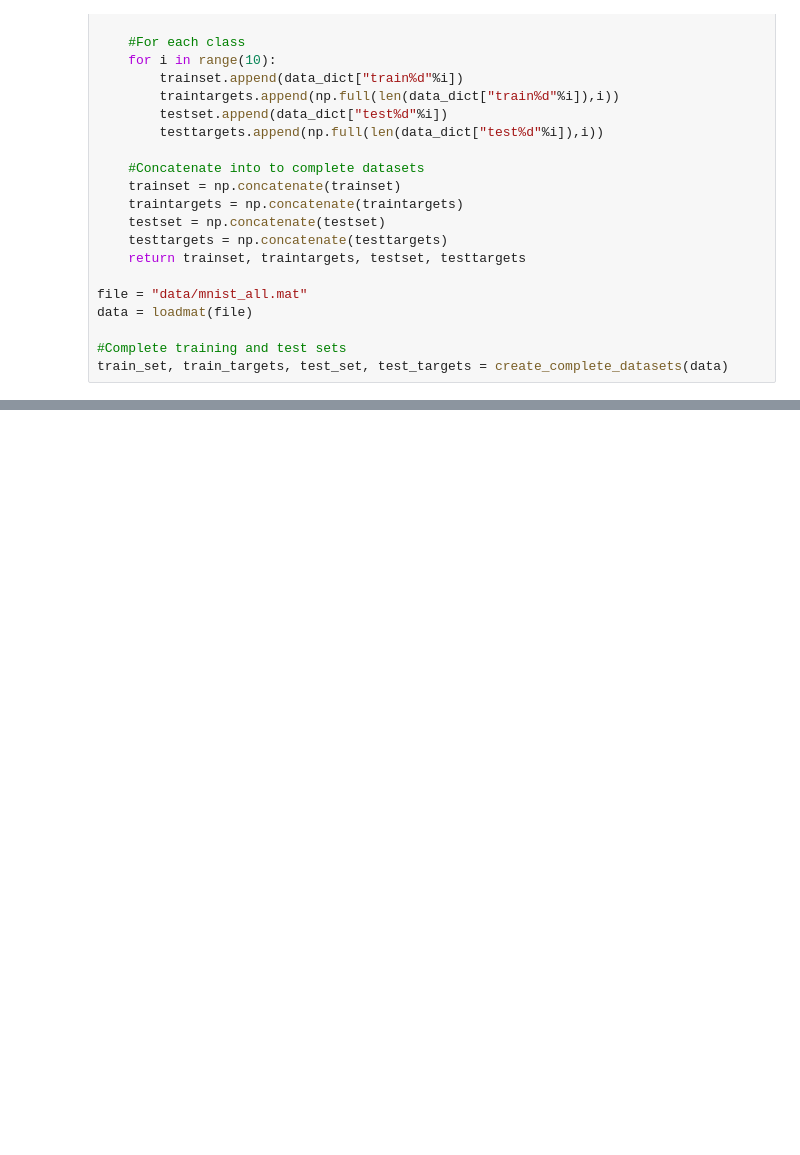
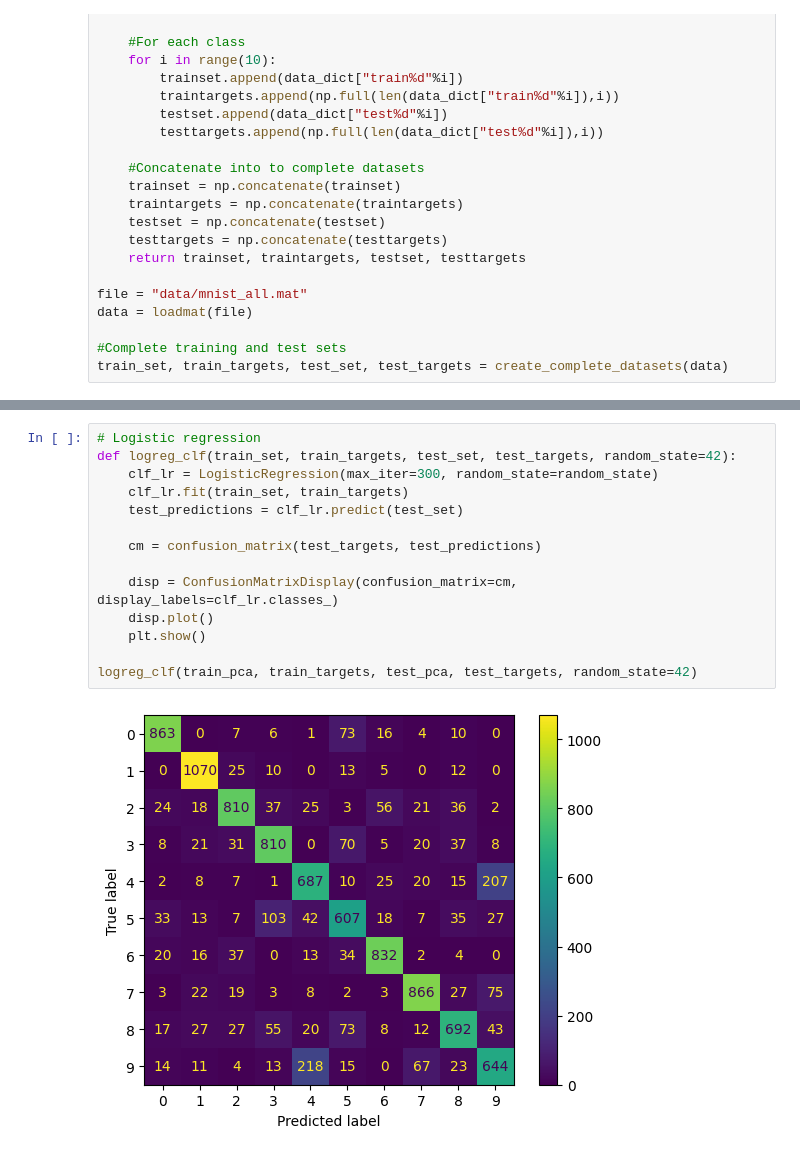
Before and after one commit to vismiroglou/ce7_ml_2023, a Jupyter notebook: Lecture 6/Exercise_Linear_discrimation_notebook_w_hints.ipynb, the cells around one changed output, grey strips where cells are left out. Drawn from its saved outputs; the diff is of its cells as text; blank space fills up the shorter version.

Commit message:
added logreg classifier

```diff
--- a/Lecture 6/Exercise_Linear_discrimation_notebook_w_hints.ipynb
+++ b/Lecture 6/Exercise_Linear_discrimation_notebook_w_hints.ipynb
@@ -58,0 +70,16 @@ n_components = 9
+# %%
+# Logistic regression
+def logreg_clf(train_set, train_targets, test_set, test_targets, random_state=42):
+    clf_lr = LogisticRegression(max_iter=300, random_state=random_state)
+    clf_lr.fit(train_set, train_targets)
+    test_predictions = clf_lr.predict(test_set)
+
+    cm = confusion_matrix(test_targets, test_predictions)
+
+    disp = ConfusionMatrixDisplay(confusion_matrix=cm, display_labels=clf_lr.classes_)
+    disp.plot()
+    plt.show()
+
+logreg_clf(train_pca, train_targets, test_pca, test_targets, random_state=42)
+# %% [output]
+[figure, added]
```
Also changed, not shown: parts of 10 cells of this notebook.
